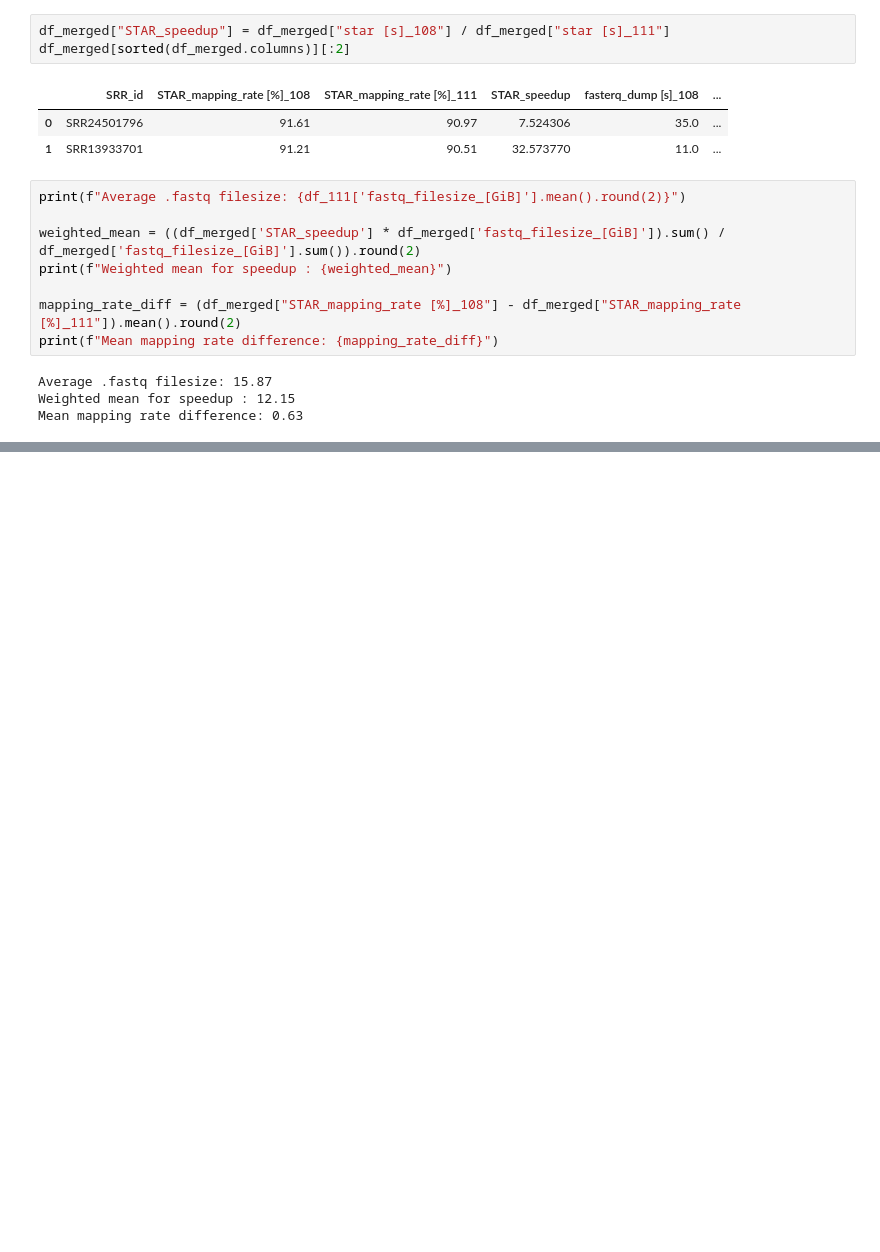
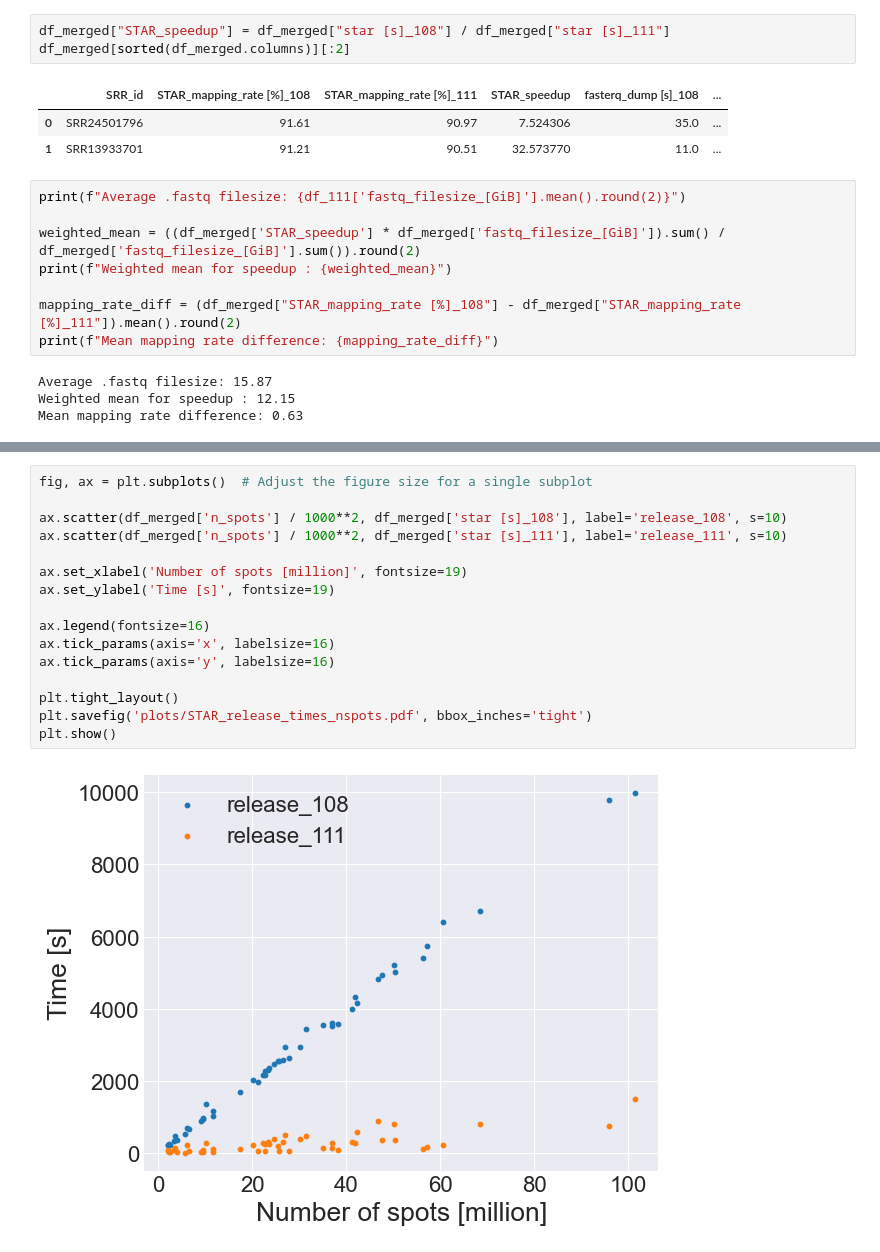
Before and after one commit to SanoScience/NearData, a Jupyter notebook: TranscriptomicsAtlas/analysis/STAR/STAR_release_108_vs_111/release_analysis.ipynb, the cells around one changed output, grey strips where cells are left out. Saved outputs shown, nothing was run; the diff lists cells and outputs as text; blank space fills up the shorter version.

```diff
--- a/TranscriptomicsAtlas/analysis/STAR/STAR_release_108_vs_111/release_analysis.ipynb
+++ b/TranscriptomicsAtlas/analysis/STAR/STAR_release_108_vs_111/release_analysis.ipynb
@@ -57 +57,19 @@ plt.savefig("plots/release_111_speedup.pdf", bbox_inches='tight')
+# %%
+fig, ax = plt.subplots()  # Adjust the figure size for a single subplot
+
+ax.scatter(df_merged['n_spots'] / 1000**2, df_merged['star [s]_108'], label='release_108', s=10)
+ax.scatter(df_merged['n_spots'] / 1000**2, df_merged['star [s]_111'], label='release_111', s=10)
+
+ax.set_xlabel('Number of spots [million]', fontsize=19)
+ax.set_ylabel('Time [s]', fontsize=19)
+
+ax.legend(fontsize=16)
+ax.tick_params(axis='x', labelsize=16)
+ax.tick_params(axis='y', labelsize=16)
+
+plt.tight_layout()
+plt.savefig('plots/STAR_release_times_nspots.pdf', bbox_inches='tight')
+plt.show()
+# %% [output]
+[figure, added]
 # %%
```
Also changed, not shown: parts of 2 cells of this notebook, 8 other files.
